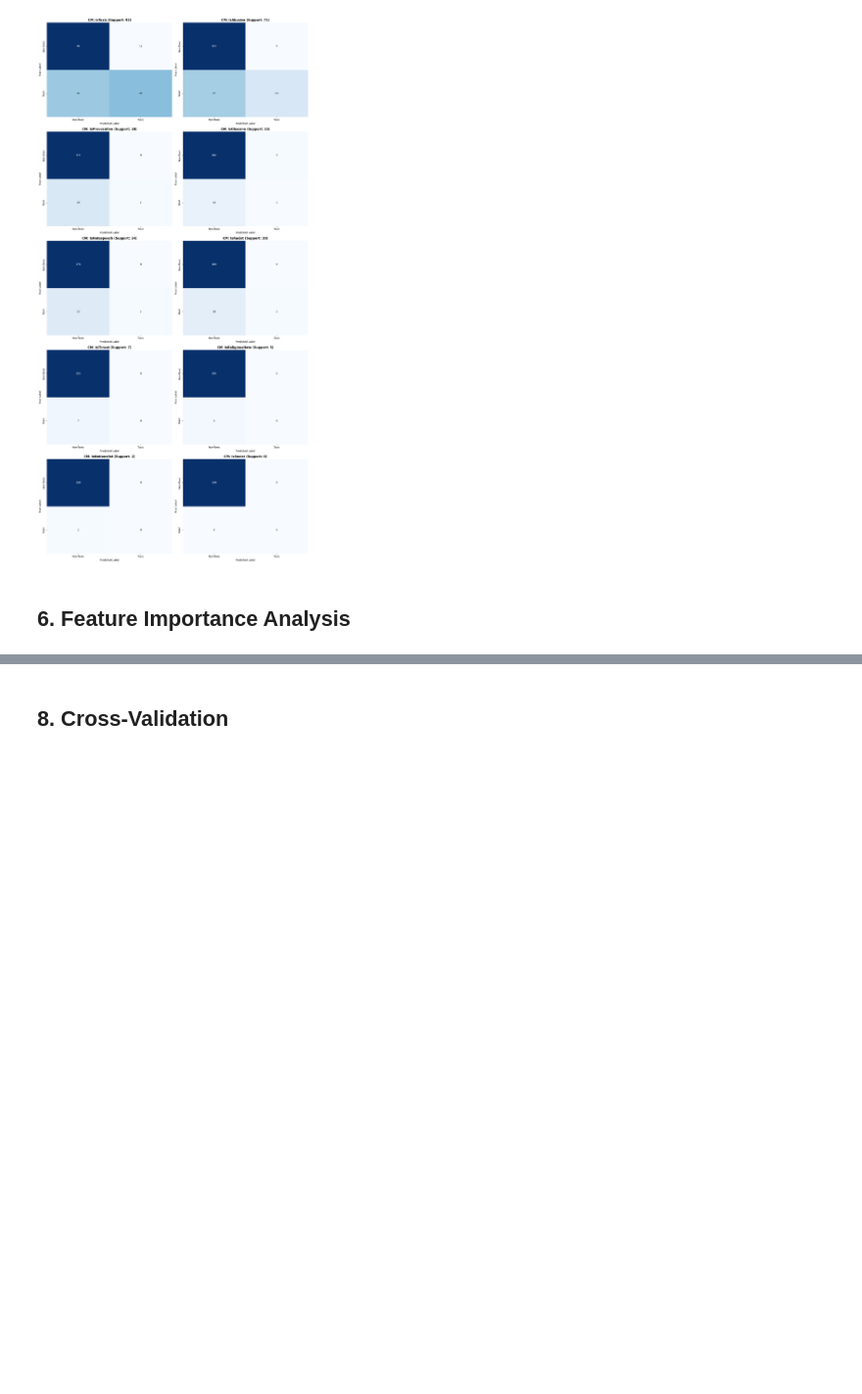
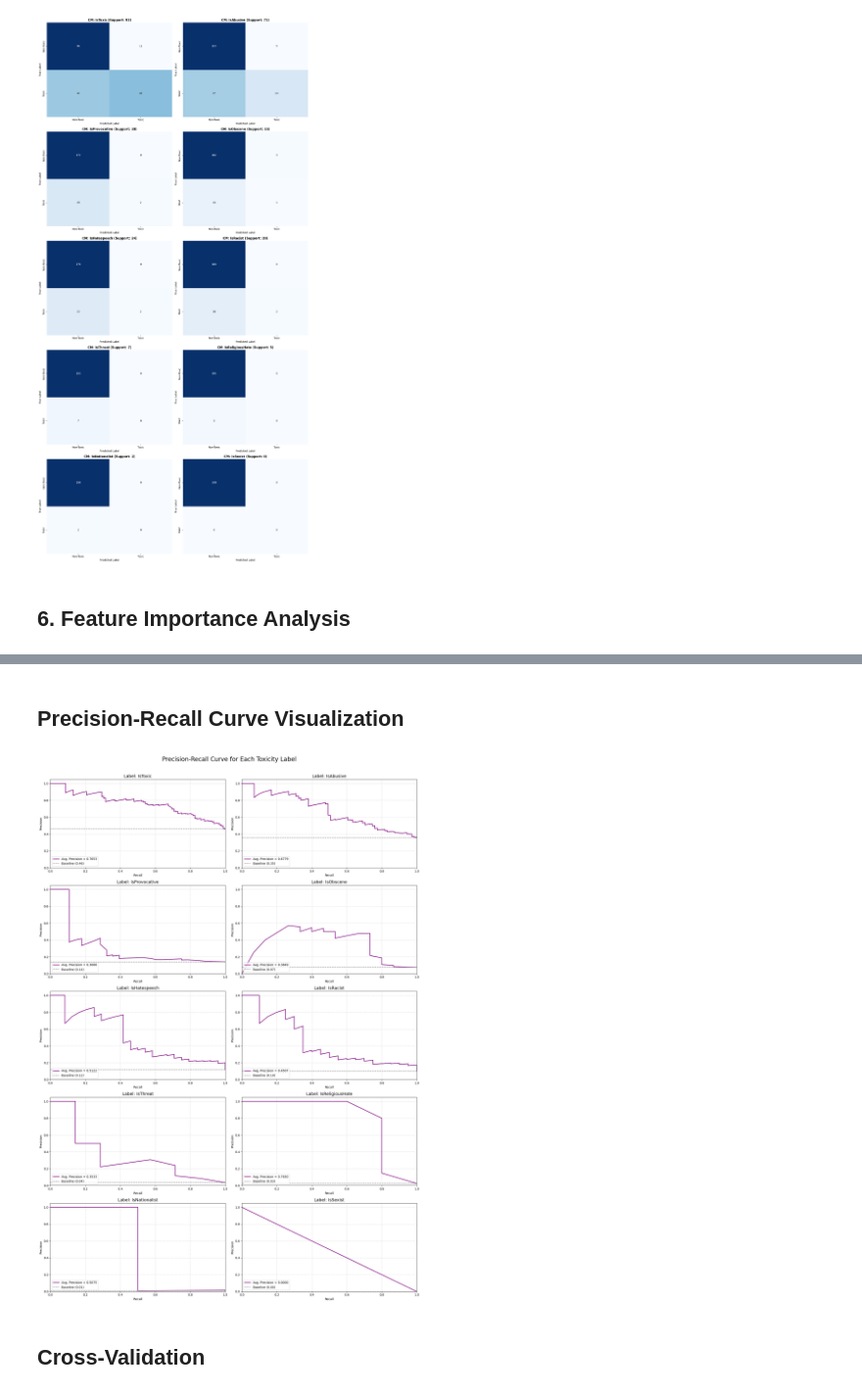
Before and after one commit to Bootcamp-IA-P5/proyecto10-grupo5, a Jupyter notebook: eda/model_01_random_forest-multy-label-case.ipynb, the cells around one changed output, grey strips where cells are left out. Shown at 98% size. Saved outputs shown, nothing was run; the diff lists cells and outputs as text; code cells hidden in the pictures; blank space fills up the shorter version.

```diff
--- a/eda/model_01_random_forest-multy-label-case.ipynb
+++ b/eda/model_01_random_forest-multy-label-case.ipynb
@@ -551,3 +705,55 @@ plt.show()
+# %% [markdown]
+## Precision-Recall Curve Visualization
+# %%
+## Precision-Recall Curve Visualization
+
+from sklearn.metrics import precision_recall_curve, average_precision_score
+import matplotlib.pyplot as plt
+
+# --- Setup ---
+target_cols = y_test.columns.to_list()
+
+fig, axes = plt.subplots(5, 2, figsize=(18, 25))
+axes = axes.flatten()
+plt.suptitle('Precision-Recall Curve for Each Toxicity Label', fontsize=20, y=1.02)
+
+# --- Plotting Loop ---
+for i, label in enumerate(target_cols):
+    ax = axes[i]
+
+    # Extract True Labels and Probabilities for the current column
+    y_true = y_test[label]
+    y_scores = y_test_proba[:, i]
+
+    # Calculate Precision-Recall curve
+    precision, recall, thresholds = precision_recall_curve(y_true, y_scores)
+
+    # Use try-except because AP score fails if a label has no positive support
+    try:
+        avg_precision = average_precision_score(y_true, y_scores)
+    except ValueError:
+        avg_precision = 0.0 # Assign 0.0 if calculation fails due to zero support
+
+    # Plotting
+    ax.plot(recall, precision, color='purple', lw=2, label=f'Avg. Precision = {avg_precision:.4f}')
+
+    # Plot the baseline (proportion of positive class)
+    baseline = len(y_true[y_true==1]) / len(y_true)
+    ax.axhline(baseline, linestyle='--', color='gray', label=f'Baseline ({baseline:.2f})')
+
+    ax.set_xlim([0.0, 1.0])
+    ax.set_ylim([0.0, 1.05])
+    ax.set_xlabel('Recall')
+    ax.set_ylabel('Precision')
+    ax.set_title(f'Label: {label}', fontsize=14)
+    ax.legend(loc="lower left")
+    ax.grid(True, linestyle='--', alpha=0.5)
+
+# --- Final Display ---
+plt.tight_layout(rect=[0, 0, 1, 1.01])
+plt.show()
+# %% [output]
+[figure, added]
 # %% [markdown]
-## 8. Cross-Validation
+## Cross-Validation
 # %%
```
Also changed, not shown: parts of 53 cells of this notebook, 4 other files.
